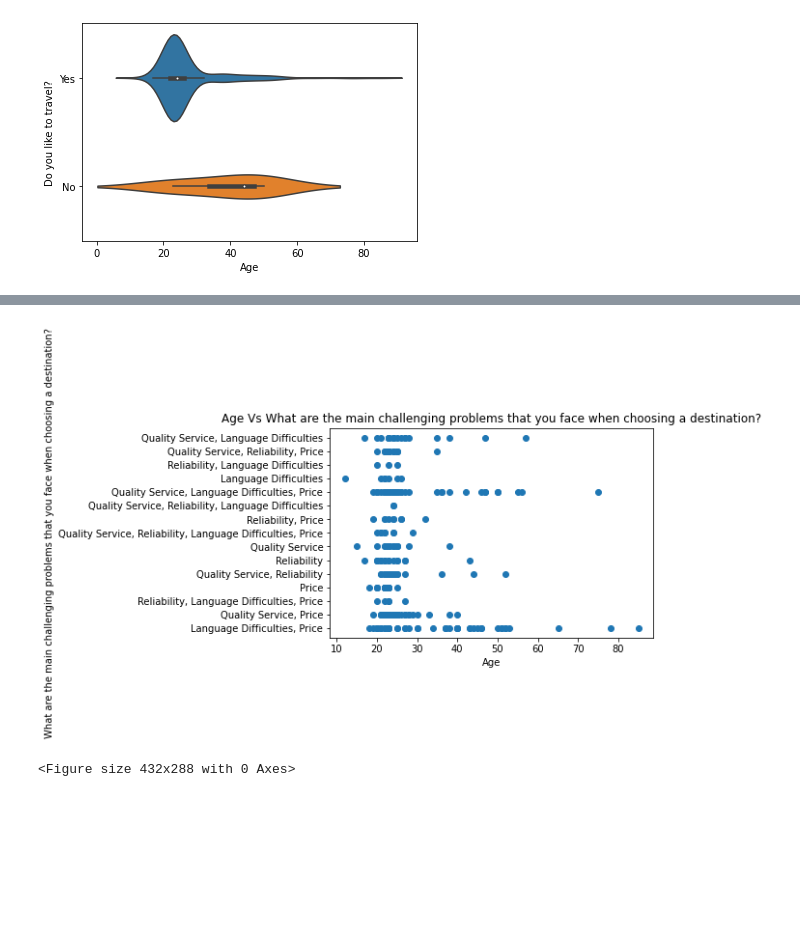
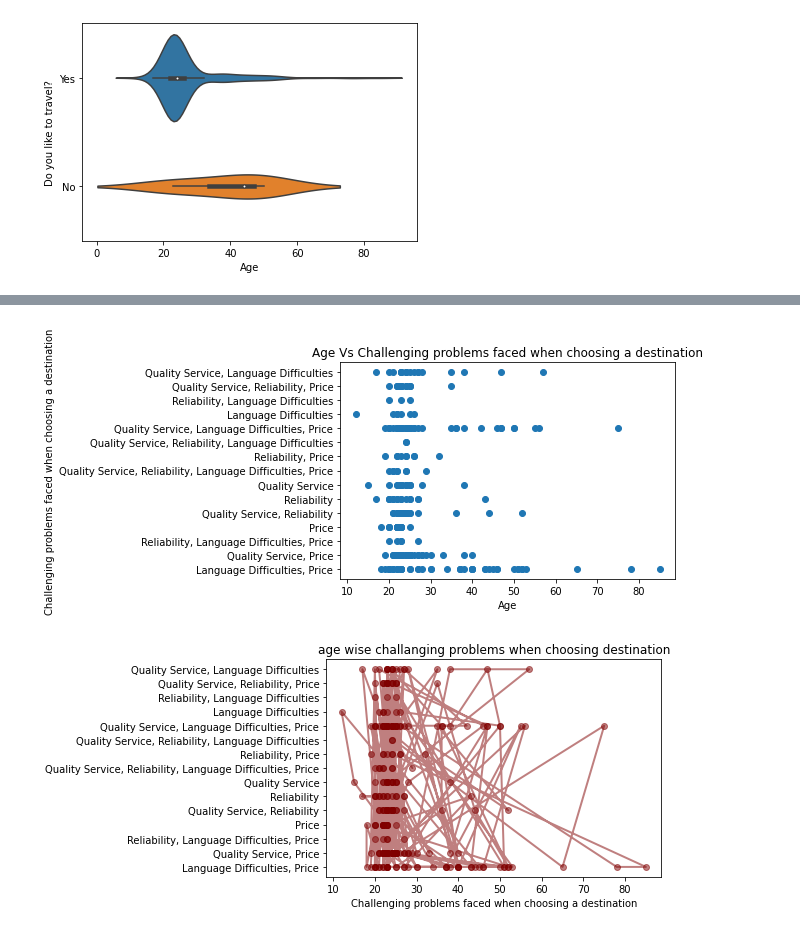
Before and after one commit to priya-dalvi/Msc-Project, a Jupyter notebook: TourismProj.ipynb, the cells around one changed output, grey strips where cells are left out. Cells and saved outputs as stored; diff of their text form; code cells hidden in the pictures; blank space fills up the shorter version.

```diff
--- a/TourismProj.ipynb
+++ b/TourismProj.ipynb
@@ -1078,12 +1097,20 @@ sns.countplot(data=df2, y='What are the main challenging problems that you face
 # %%
 x=df2['Age']
-y=df2['What are the main challenging problems that you face when choosing a destination?']
+y=df2['Challenging problems faced when choosing a destination']
 plt.xlabel('Age')
-plt.ylabel('What are the main challenging problems that you face when choosing a destination?')
-plt.title("Age Vs What are the main challenging problems that you face when choosing a destination?")
+plt.ylabel('Challenging problems faced when choosing a destination')
+plt.title("Age Vs Challenging problems faced when choosing a destination")
 plt.scatter(x,y)
 plt.show()
-plt.savefig('DrinkingRate.pdf', format='pdf')
 # %% [output]
-[figure, old version]
+[figure, new version]
-<Figure size 432x288 with 0 Axes>
+# %%
+x=df2['Age']
+y=df2['Challenging problems faced when choosing a destination']
+plt.xlabel("Age")
+plt.xlabel("Challenging problems faced when choosing a destination")
+plt.plot(x,y,linewidth=2.0,color='maroon',alpha=0.5,marker='o')
+plt.title("age wise challanging problems when choosing destination")
+plt.show()
+# %% [output]
+[figure, added]
```
Also changed, not shown: parts of 21 cells of this notebook.
